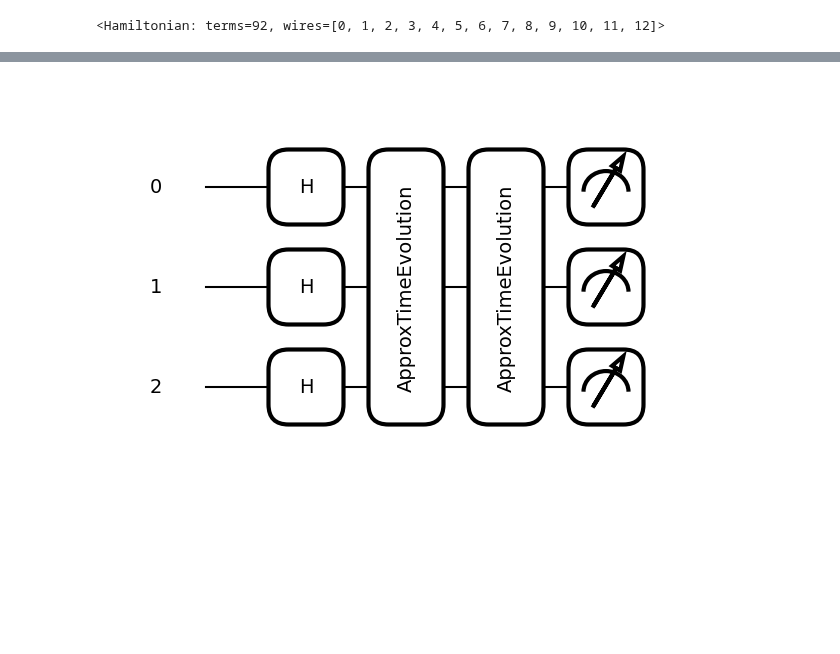
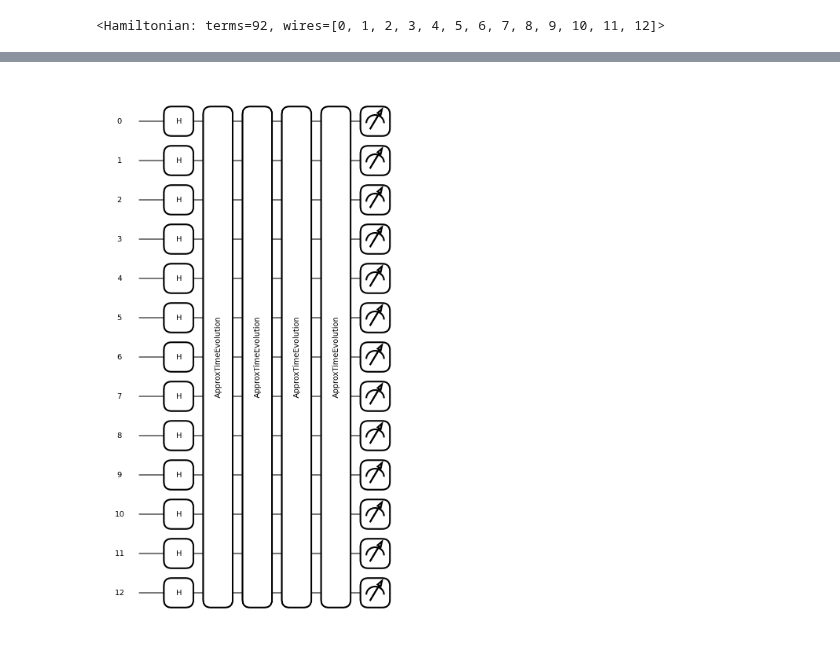
Before and after one commit to qc-lab/QHyper, a Jupyter notebook: demo/main_test2.ipynb, the cells around one changed output, grey strips where cells are left out. Drawn from its saved outputs; the diff is of its cells as text; code cells hidden in the pictures; blank space fills up the shorter version.

```diff
--- a/demo/main_test2.ipynb
+++ b/demo/main_test2.ipynb
@@ -67,9 +65,9 @@ circuit(a).item(0)
 # %%
 mydict={}
-qsize=3
+qsize=8
 smaller_size=pow(2,qsize)
 import random
-ran=random.sample(range(1, 100), smaller_size)
+ran=random.sample(range(0, pow(2,13)), smaller_size)
 for i in range(0,smaller_size):
     x=ran[i]
     y=circuit(x).item(0)
@@ -138,15 +137,16 @@ import pennylane.qaoa.layers
 from pennylane.qaoa.layers import cost_layer,mixer_layer
 import pennylane.qaoa
 from pennylane.qaoa import x_mixer
-dev = qml.device('default.qubit', wires=2)
+
 
 @qml.qnode(dev)
-def circuit(gamma,alpha, H,size):
+def circuitqaoa(p,gamma,alpha, Hi,size):
+    dev = qml.device('default.qubit', wires=size)
+    for i in range(0,size):
+        qml.Hadamard(wires=i)
+    for ind in range(p):
+        cost_layer(gamma, Hi)
+        mixer_h = x_mixer(range(0,size))
+        mixer_layer(alpha, mixer_h)
 
-    for i in range(size):
-        qml.Hadamard(wires=i)
-    cost_layer(gamma, H)
-    mixer_h = x_mixer(range(size))
-    mixer_layer(alpha, mixer_h)
-
-    return [qml.expval(qml.PauliZ(wires=i)) for i in range(size)]
+    return qml.expval(Hi)
@@ -153,7 +232,7 @@ def circuit(gamma,alpha, H,size):
 # %%
 
 import matplotlib
-fig, ax = qml.draw_mpl(circuit)(0.1,0.1,HAd,qsize)
+fig, ax = qml.draw_mpl(circuitqaoa)(2,0.1,0.1,H,13)
 fig.show()
 # %% [output]
-[figure, old version]
+[figure, new version]
```
Also changed, not shown: parts of 14 cells of this notebook.
